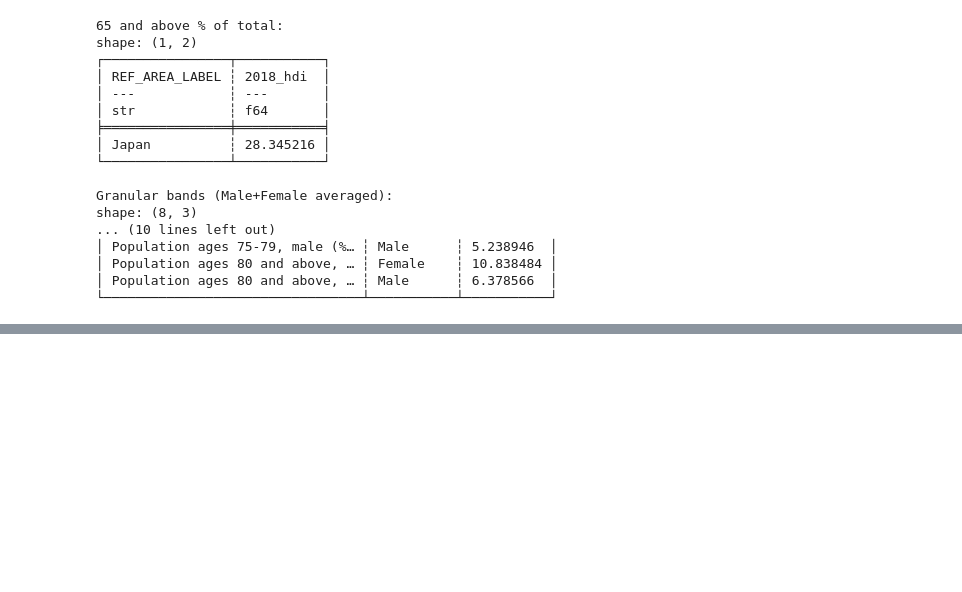
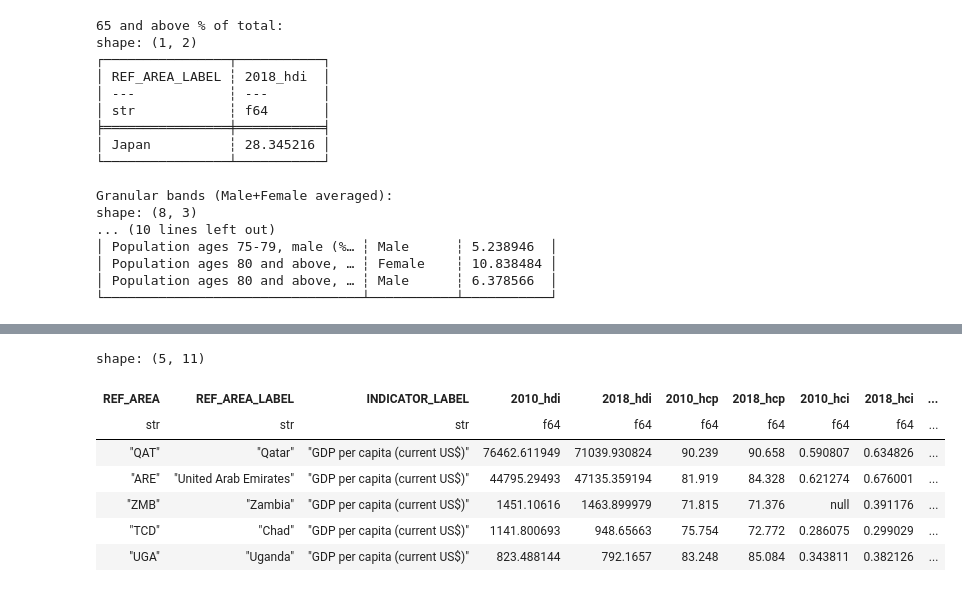
Before and after one commit to rachelv2/first_project, a Jupyter notebook: notebooks/data_cleaning_beatriz.ipynb, the cells around one changed output, grey strips where cells are left out. Saved outputs shown, nothing was run; the diff lists cells and outputs as text; code cells hidden in the pictures; blank space fills up the shorter version.

```diff
--- a/notebooks/data_cleaning_beatriz.ipynb
+++ b/notebooks/data_cleaning_beatriz.ipynb
@@ -1038,0 +1012,30 @@ shape: (162, 4)
+# %%
+target_countries_bottom = ['Qatar', 'United Arab Emirates', 'Zambia', 'Uganda', 'Chad']
+
+# GDP rank for bottom countries
+gdp_target_bottom = gdp_current_2018.filter(
+    pl.col('REF_AREA_LABEL').is_in(target_countries_bottom)
+).rename({'rank': 'rank_gdp'})
+
+# HCP rank for bottom countries
+hcp_target_bottom = hcp_rank.filter(
+    pl.col('REF_AREA_LABEL').is_in(target_countries_bottom)
+).select(['REF_AREA', 'rank']).rename({'rank': 'rank_hcp'})
+
+# Combine
+target_bottom = gdp_target_bottom.join(
+    hcp_target_bottom,
+    on='REF_AREA',
+    how='left'
+).sort('rank_gdp')
+
+display(target_bottom)
+# %% [output]
+shape: (5, 11)
+| REF_AREA | REF_AREA_LABEL | INDICATOR_LABEL | 2010_hdi | 2018_hdi | 2010_hcp | 2018_hcp | 2010_hci | 2018_hci | ... |
+| str | str | str | f64 | f64 | f64 | f64 | f64 | f64 | ... |
+| "QAT" | "Qatar" | "GDP per capita (current US$)" | 76462.611949 | 71039.930824 | 90.239 | 90.658 | 0.590807 | 0.634826 | ... |
+| "ARE" | "United Arab Emirates" | "GDP per capita (current US$)" | 44795.29493 | 47135.359194 | 81.919 | 84.328 | 0.621274 | 0.676001 | ... |
+| "ZMB" | "Zambia" | "GDP per capita (current US$)" | 1451.10616 | 1463.899979 | 71.815 | 71.376 | null | 0.391176 | ... |
+| "TCD" | "Chad" | "GDP per capita (current US$)" | 1141.800693 | 948.65663 | 75.754 | 72.772 | 0.286075 | 0.299029 | ... |
+| "UGA" | "Uganda" | "GDP per capita (current US$)" | 823.488144 | 792.1657 | 83.248 | 85.084 | 0.343811 | 0.382126 | ... |
```
Also changed, not shown: parts of 7 cells of this notebook.
